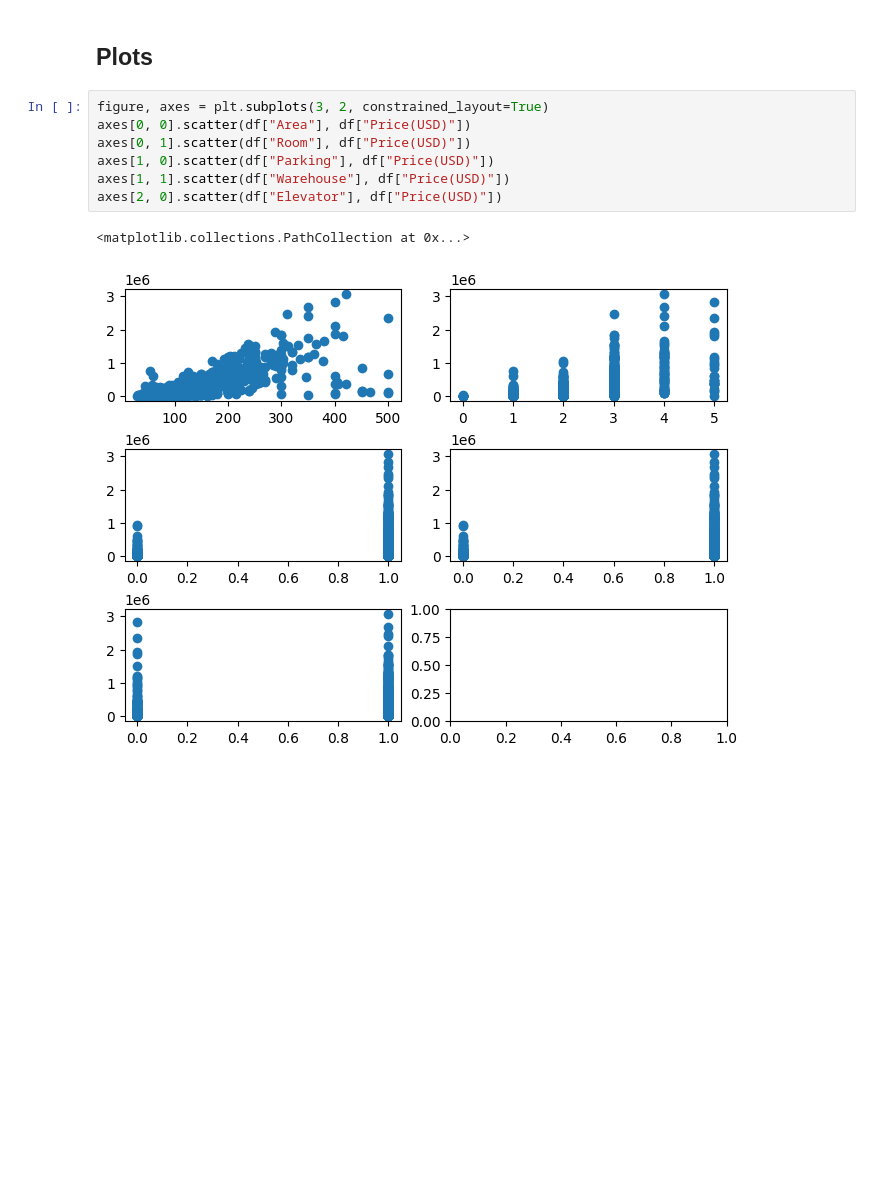
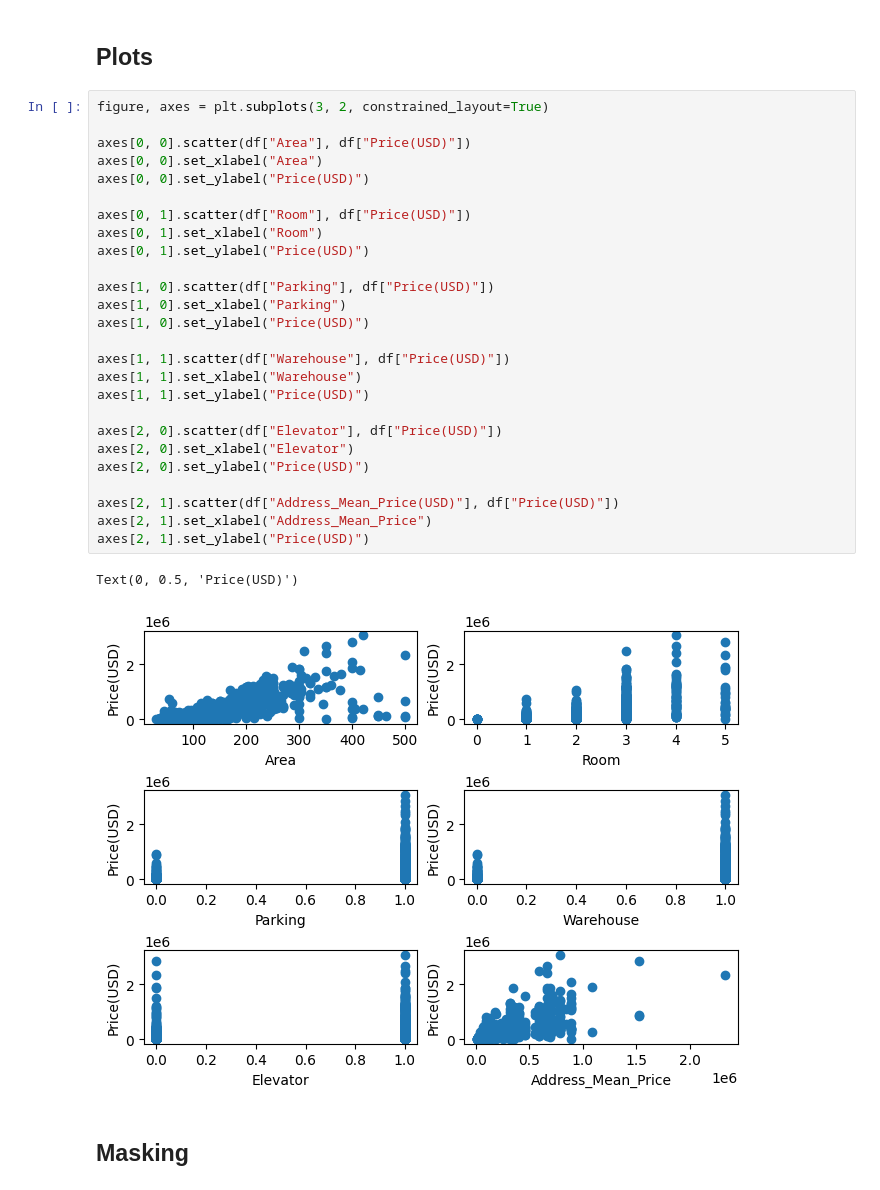
Before and after one commit to amir-azimi-dev/Machine-Learning, a Jupyter notebook: Regression/project/project.ipynb, the cells around one changed output. Drawn from its saved outputs; the diff is of its cells as text; blank space fills up the shorter version.

```diff
--- a/Regression/project/project.ipynb
+++ b/Regression/project/project.ipynb
@@ -58,13 +57,32 @@ df.head()
 ## Plots
 # %%
 figure, axes = plt.subplots(3, 2, constrained_layout=True)
+
 axes[0, 0].scatter(df["Area"], df["Price(USD)"])
+axes[0, 0].set_xlabel("Area")
+axes[0, 0].set_ylabel("Price(USD)")
+
 axes[0, 1].scatter(df["Room"], df["Price(USD)"])
+axes[0, 1].set_xlabel("Room")
+axes[0, 1].set_ylabel("Price(USD)")
+
 axes[1, 0].scatter(df["Parking"], df["Price(USD)"])
+axes[1, 0].set_xlabel("Parking")
+axes[1, 0].set_ylabel("Price(USD)")
+
 axes[1, 1].scatter(df["Warehouse"], df["Price(USD)"])
+axes[1, 1].set_xlabel("Warehouse")
+axes[1, 1].set_ylabel("Price(USD)")
+
 axes[2, 0].scatter(df["Elevator"], df["Price(USD)"])
+axes[2, 0].set_xlabel("Elevator")
+axes[2, 0].set_ylabel("Price(USD)")
+
+axes[2, 1].scatter(df["Address_Mean_Price(USD)"], df["Price(USD)"])
+axes[2, 1].set_xlabel("Address_Mean_Price")
+axes[2, 1].set_ylabel("Price(USD)")
 # %% [output]
-<matplotlib.collections.PathCollection at 0x...>
+Text(0, 0.5, 'Price(USD)')
-[figure, old version]
+[figure, new version]
-# %% [markdown]
-##
+# %% [markdown]
+## Masking
```
Also changed, not shown: parts of 13 cells of this notebook, 1 other file.
